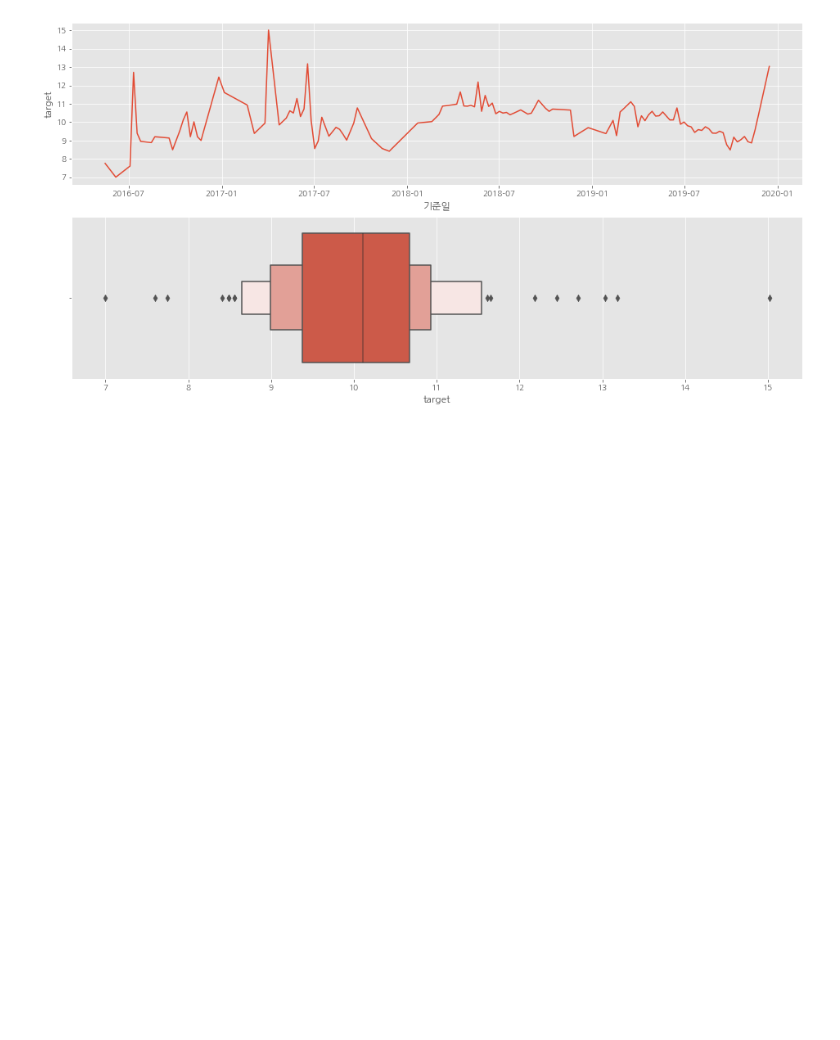
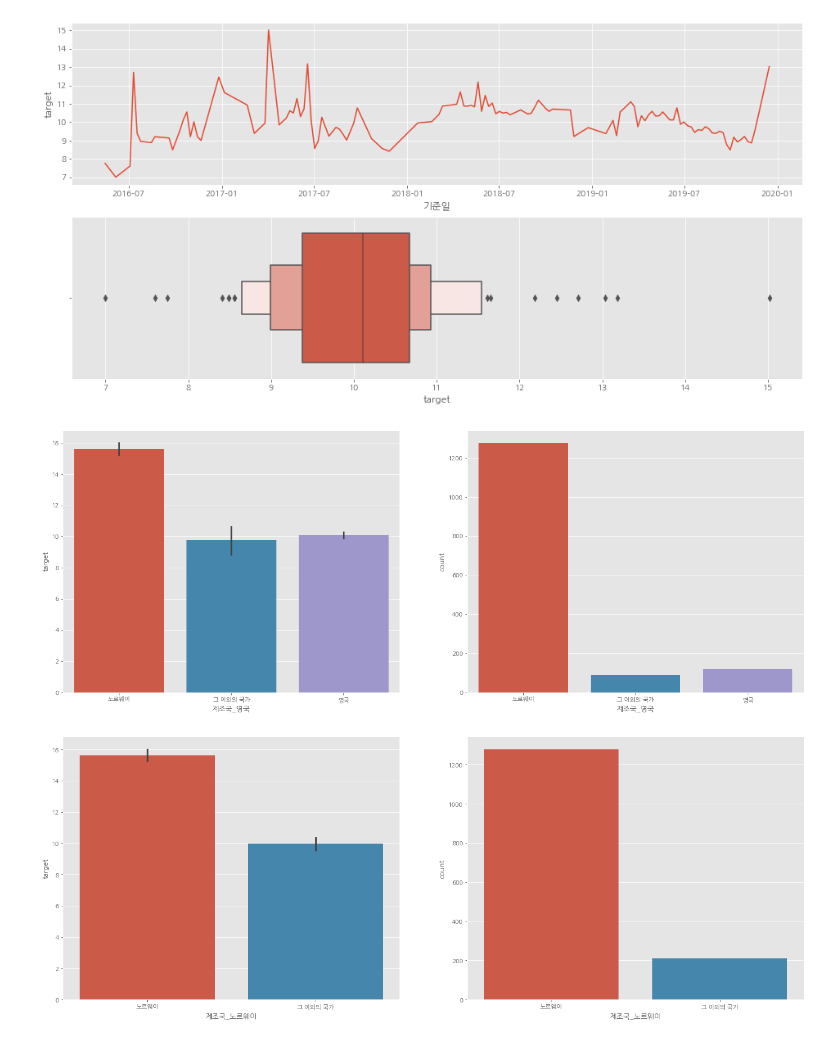
Before and after one commit to qkrwjdduf159/BigContest, a Jupyter notebook: 연어 이상치 제거 X.ipynb, the cells around one changed output. Saved outputs shown, nothing was run; the diff lists cells and outputs as text; code cells hidden in the pictures; blank space fills up the shorter version.

```diff
--- a/연어 이상치 제거 X.ipynb
+++ b/연어 이상치 제거 X.ipynb
@@ -423,3 +407,25 @@ sns.boxenplot(df[df['제조국'] == '영국']['target'], ax = ax[1])
 # %% [output]
 <matplotlib.axes._subplots.AxesSubplot at 0x...>
 [figure]
+# %%
+# 나라의 분석을 위해서 copy를 사용한다.
+plot_data = df.copy()
+
+# 노르웨이, 영국, 그 이외의 국가로 전처리를 하고 그래프를 그려본다.
+plot_data['제조국_영국'] = plot_data['제조국'].apply(lambda x:x if (x == '노르웨이') | (x == '영국') else '그 이외의 국가' )
+
+fig, ax = plt.subplots(ncols = 2 , figsize = (22,8))
+sns.barplot(data = plot_data, x = '제조국_영국', y = 'target', ax = ax[0])
+sns.countplot(plot_data['제조국_영국'], ax = ax[1])
+plt.show()
+
+# 노르웨이, 그 이외의 국가로 전처리르 하고 그래프를 그려본다.
+plot_data['제조국_노르웨이'] = plot_data['제조국'].apply(lambda x:x if x == '노르웨이' else '그 이외의 국가')
+
+fig, ax = plt.subplots(ncols = 2, figsize = (22,8))
+sns.barplot(data = plot_data, x = '제조국_노르웨이', y = 'target', ax = ax[0])
+sns.countplot(plot_data['제조국_노르웨이'], ax = ax[1])
+plt.show()
+# %% [output]
+[figure, added]
+[figure, added]
```
Also changed, not shown: parts of 33 cells of this notebook.
